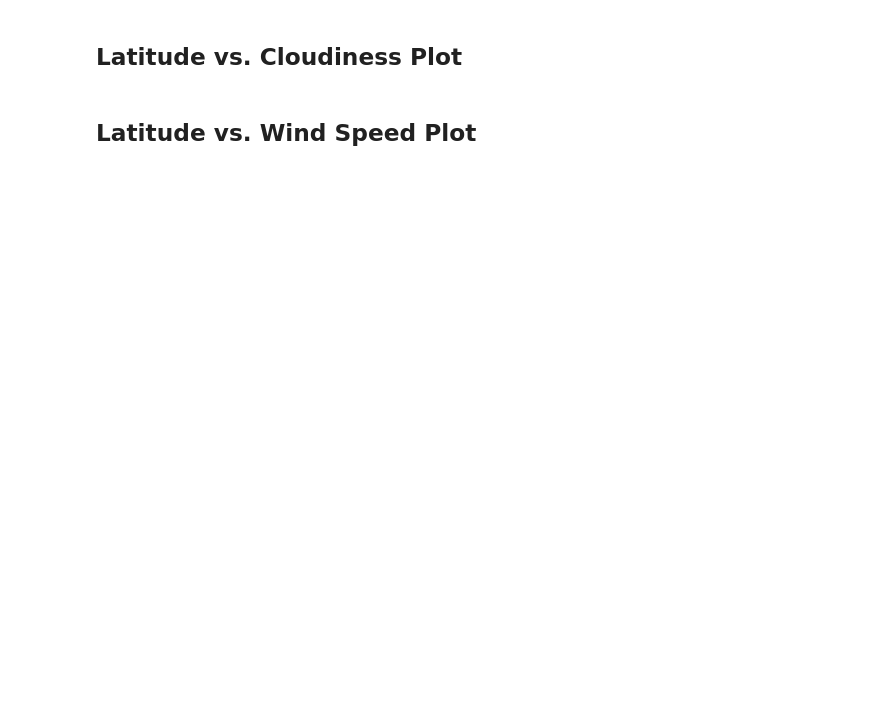
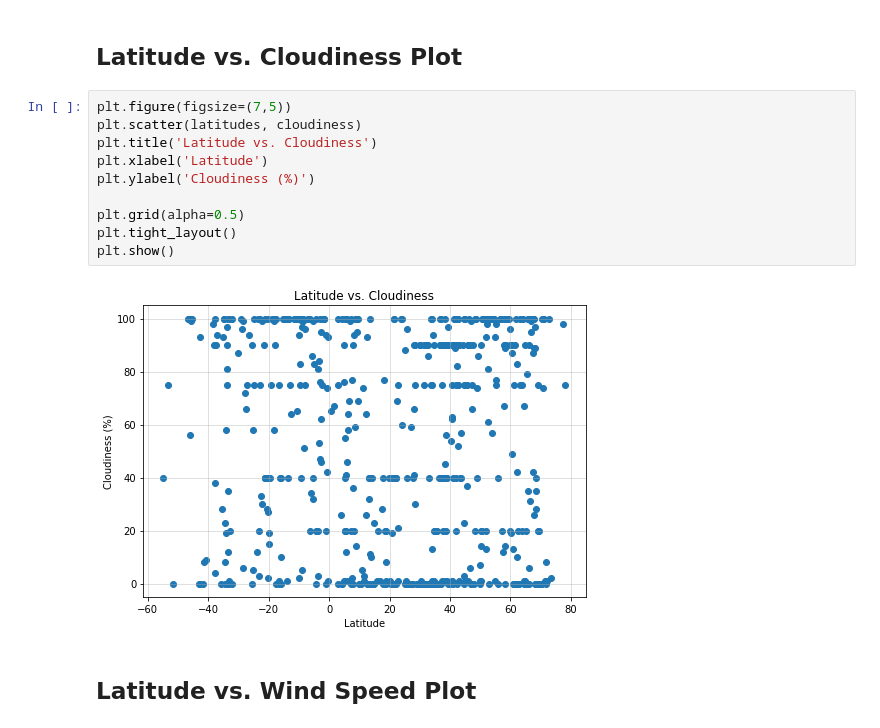
Before and after one commit to tiffanycyeh/python-api-challenge, a Jupyter notebook: starter_code/WeatherPy.ipynb, the cells around one changed output. Cells and saved outputs as stored; diff of their text form; blank space fills up the shorter version.

```diff
--- a/starter_code/WeatherPy.ipynb
+++ b/starter_code/WeatherPy.ipynb
@@ -75,4 +213,16 @@ Skip this step if there are no cities that have humidity > 100%.
 # %% [markdown]
 ## Latitude vs. Cloudiness Plot
+# %%
+plt.figure(figsize=(7,5))
+plt.scatter(latitudes, cloudiness)
+plt.title('Latitude vs. Cloudiness')
+plt.xlabel('Latitude')
+plt.ylabel('Cloudiness (%)')
+
+plt.grid(alpha=0.5)
+plt.tight_layout()
+plt.show()
+# %% [output]
+[figure, added]
 # %% [markdown]
 ## Latitude vs. Wind Speed Plot
```
Also changed, not shown: parts of 18 cells of this notebook, 2 other files.
